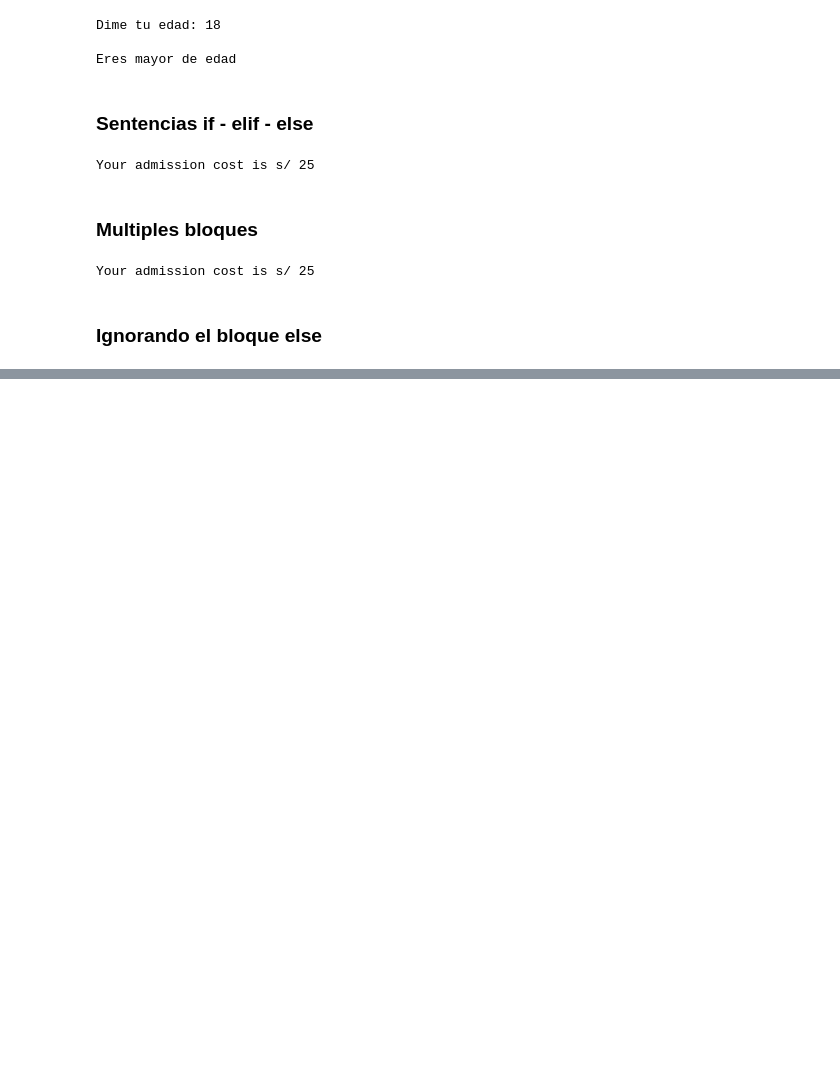
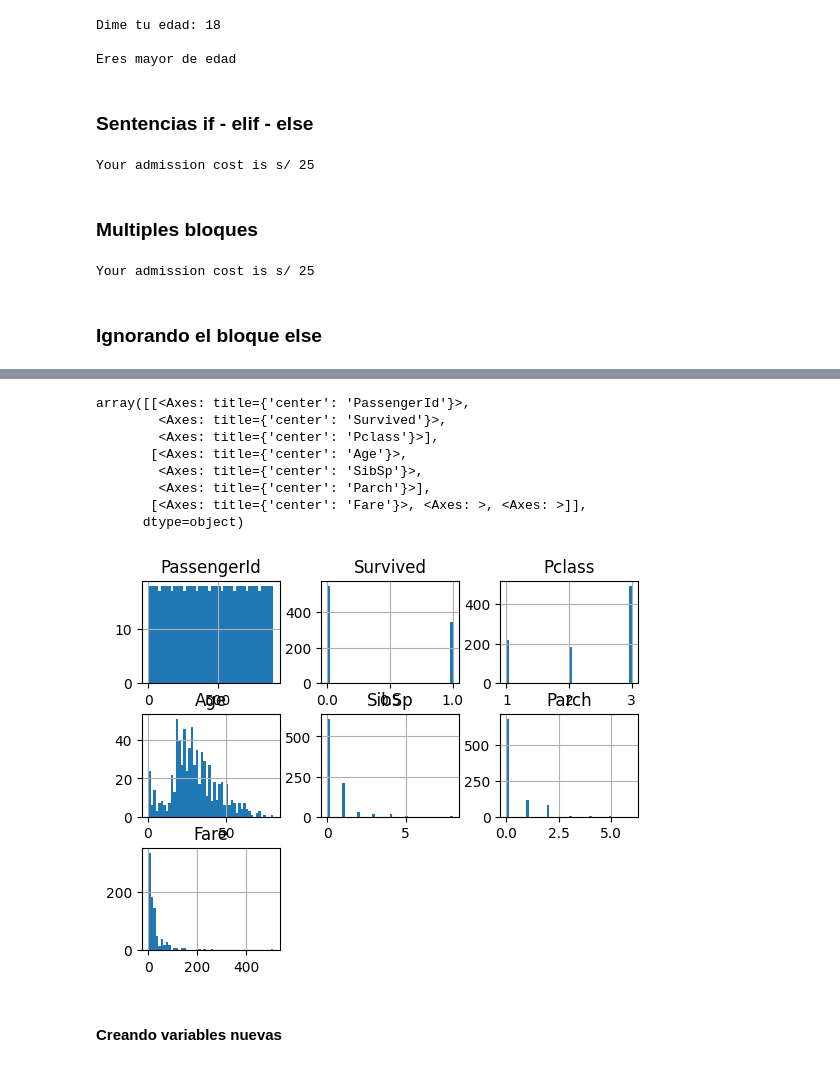
Before and after one commit to Delz1N/Especializacion-ML-DL-e-IA, a Jupyter notebook: ML,_DL_E_IA_DMC.ipynb, the cells around one changed output, grey strips where cells are left out. Cells and saved outputs as stored; diff of their text form; code cells hidden in the pictures; blank space fills up the shorter version.

```diff
--- a/ML,_DL_E_IA_DMC.ipynb
+++ b/ML,_DL_E_IA_DMC.ipynb
@@ -405,0 +1043,16 @@ Your admission cost is s/ 25
+# %%
+# graficando histograma
+
+pddf.hist(bins = 50) # si no pongo una variable en especifica se grafican todas
+# %% [output]
+array([[<Axes: title={'center': 'PassengerId'}>,
+        <Axes: title={'center': 'Survived'}>,
+        <Axes: title={'center': 'Pclass'}>],
+       [<Axes: title={'center': 'Age'}>,
+        <Axes: title={'center': 'SibSp'}>,
+        <Axes: title={'center': 'Parch'}>],
+       [<Axes: title={'center': 'Fare'}>, <Axes: >, <Axes: >]],
+      dtype=object)
+[figure, added]
+# %% [markdown]
+#### Creando variables nuevas
```
Also changed, not shown: parts of 88 cells of this notebook.
